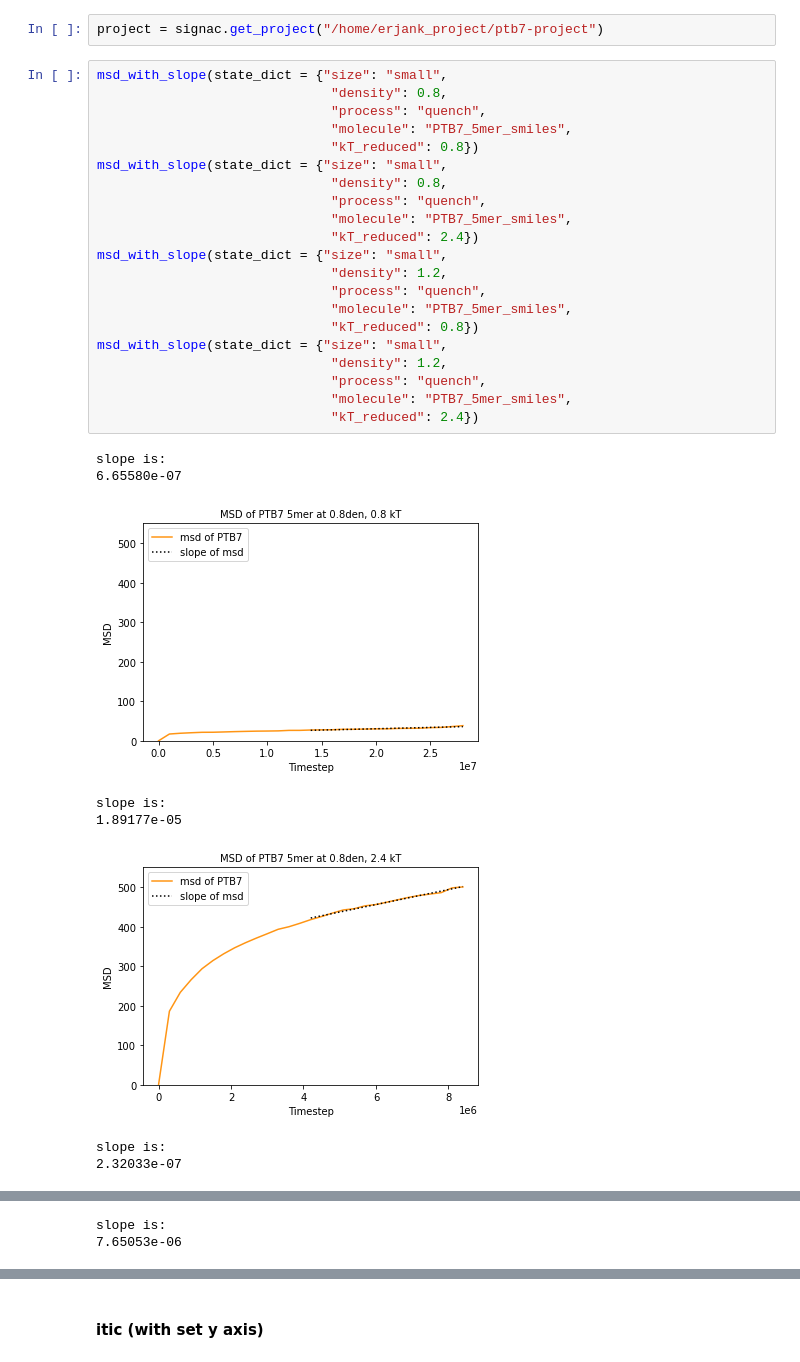
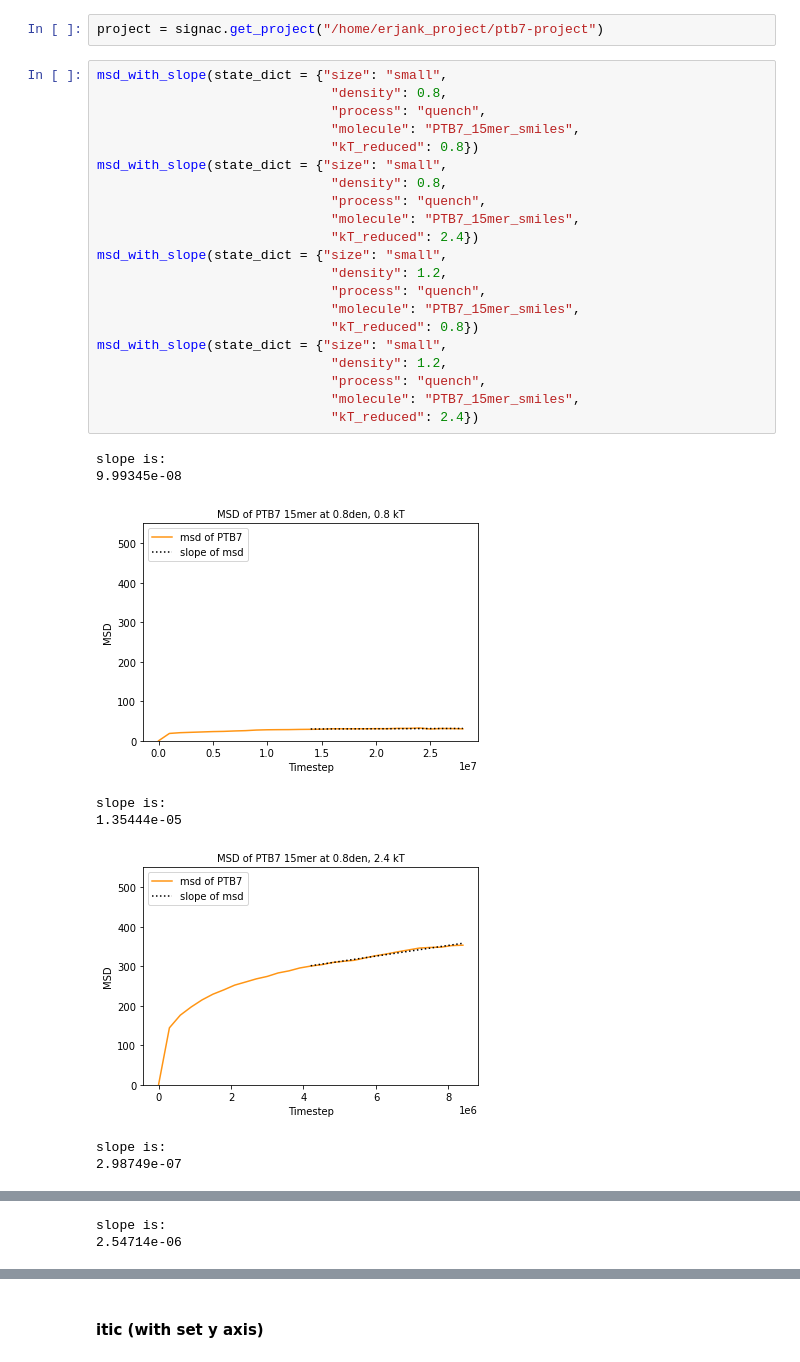
Before and after one commit to emilyepstein/ptb7-itic, a Jupyter notebook: ptb7-project/jup_notebooks/msds.ipynb, the cells around one changed output, grey strips where cells are left out. Drawn from its saved outputs; the diff is of its cells as text.

```diff
--- a/ptb7-project/jup_notebooks/msds.ipynb
+++ b/ptb7-project/jup_notebooks/msds.ipynb
@@ -211,30 +211,30 @@ project = signac.get_project("/home/erjank_project/ptb7-project")
 # %%
 msd_with_slope(state_dict = {"size": "small",
                               "density": 0.8,
                               "process": "quench",
-                              "molecule": "PTB7_5mer_smiles",
+                              "molecule": "PTB7_15mer_smiles",
                               "kT_reduced": 0.8})
 msd_with_slope(state_dict = {"size": "small",
                               "density": 0.8,
                               "process": "quench",
-                              "molecule": "PTB7_5mer_smiles",
+                              "molecule": "PTB7_15mer_smiles",
                               "kT_reduced": 2.4})
 msd_with_slope(state_dict = {"size": "small",
                               "density": 1.2,
                               "process": "quench",
-                              "molecule": "PTB7_5mer_smiles",
+                              "molecule": "PTB7_15mer_smiles",
                               "kT_reduced": 0.8})
 msd_with_slope(state_dict = {"size": "small",
                               "density": 1.2,
                               "process": "quench",
-                              "molecule": "PTB7_5mer_smiles",
+                              "molecule": "PTB7_15mer_smiles",
                               "kT_reduced": 2.4})
 # %% [output]
 slope is:
-6.65580e-07
+9.99345e-08
-[figure, old version]
+[figure, new version]
 slope is:
-1.89177e-05
+1.35444e-05
-[figure, old version]
+[figure, new version]
 slope is:
-2.32033e-07
+2.98749e-07
@@ -242,2 +242,2 @@ slope is:
 slope is:
-7.65053e-06
+2.54714e-06
```
Also changed, not shown: parts of 9 cells of this notebook.
